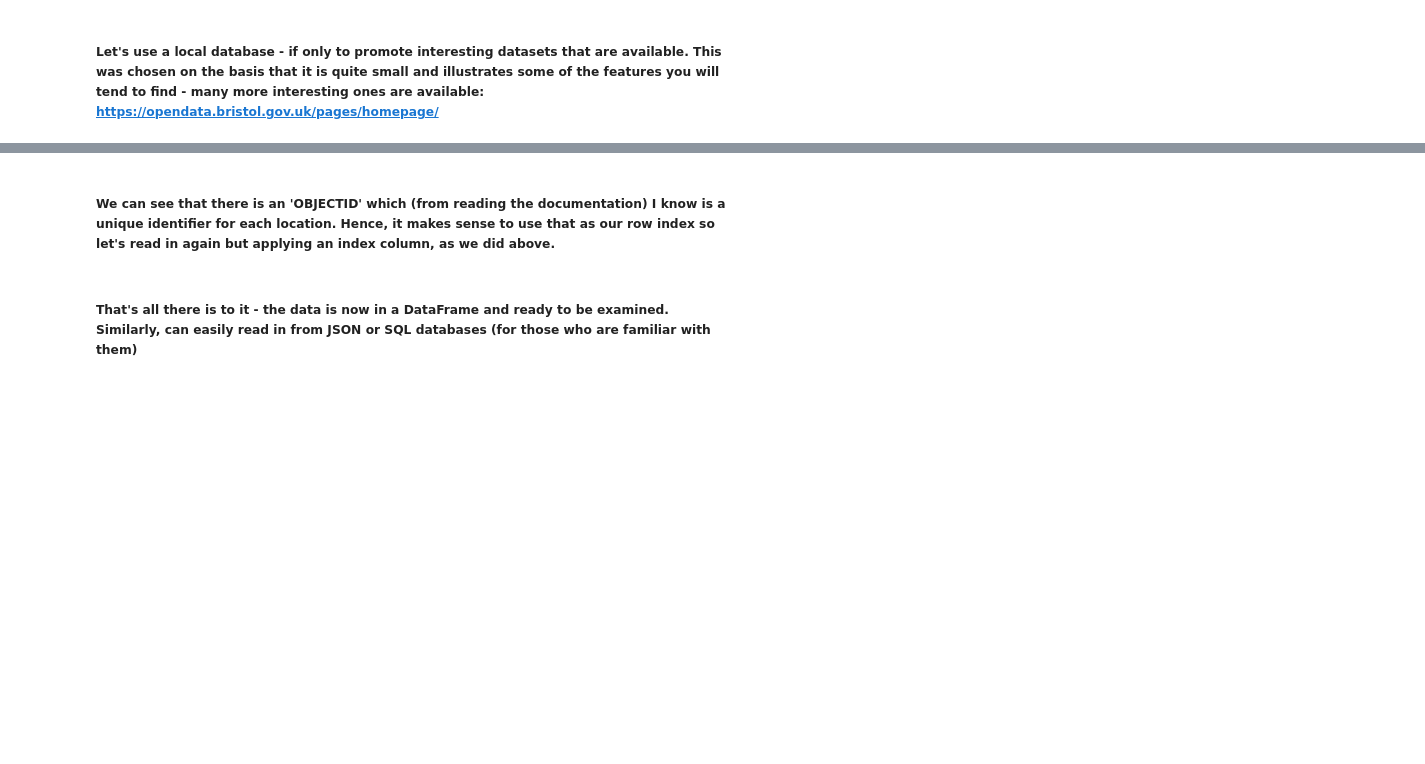
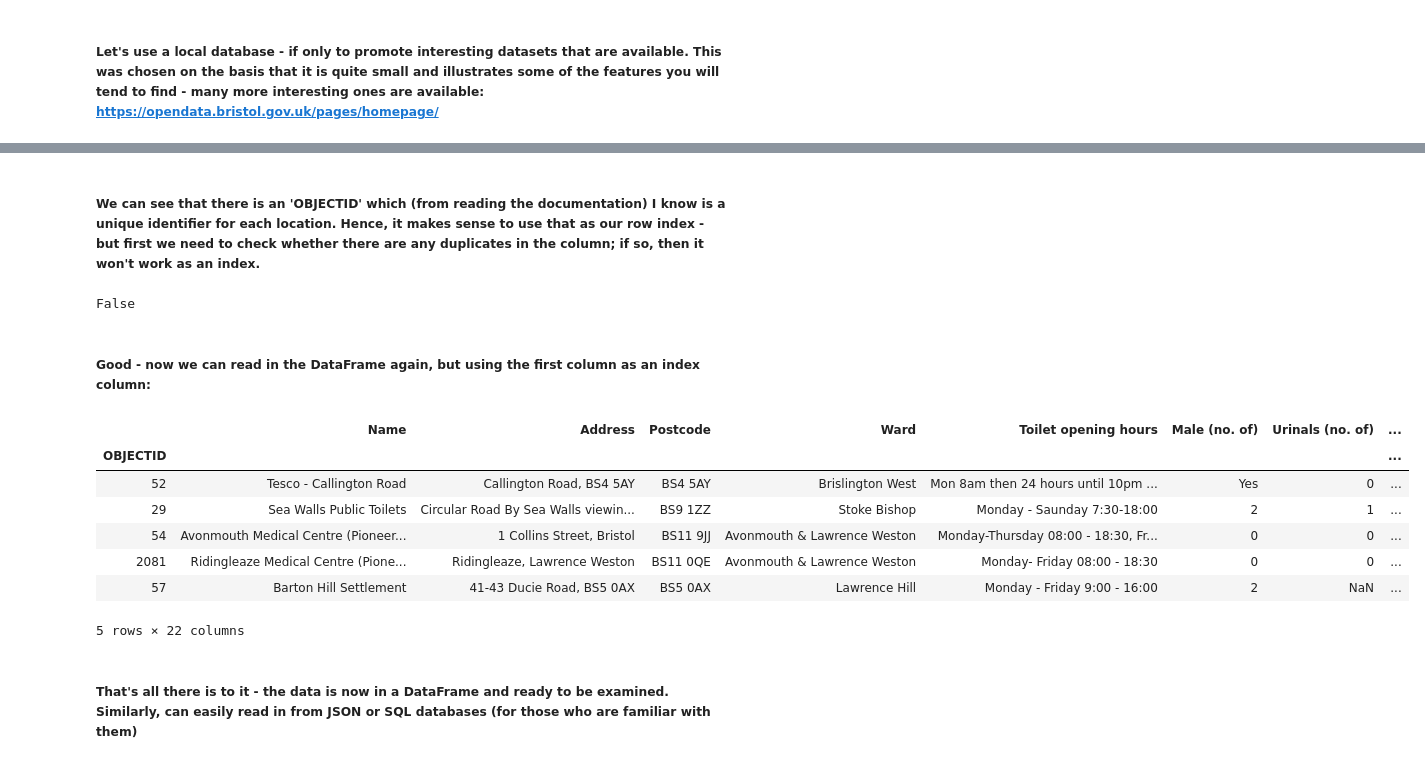
Before and after one commit to CodeHubOrg/python_workshops, a Jupyter notebook: week_5/tutorial_week5.ipynb, the cells around one changed output, grey strips where cells are left out. Cells and saved outputs as stored; diff of their text form; code cells hidden in the pictures; blank space fills up the shorter version.

```diff
--- a/week_5/tutorial_week5.ipynb
+++ b/week_5/tutorial_week5.ipynb
@@ -62,2 +70,2 @@ toilet_df.head() # print 1st 5 rows by default.  Can use .head(n) to print 1st n
 # %% [markdown]
-##### We can see that there is an 'OBJECTID' which (from reading the documentation) I know is a unique identifier for each location.  Hence, it makes sense to use that as our row index so let's read in again but applying an index column, as we did above.
+##### We can see that there is an 'OBJECTID' which (from reading the documentation) I know is a unique identifier for each location.  Hence, it makes sense to use that as our row index - but first we need to check whether there are any duplicates in the column; if so, then it won't work as an index.
@@ -67,3 +72,23 @@ toilet_df.head()
+# %%
+test = toilet_df['OBJECTID'].duplicated().any() #returns True if any duplicates, False otherwise
+print(test)
+# %% [output]
+False
+# %% [markdown]
+##### Good - now we can read in the DataFrame again, but using the first column as an index column:
+# %%
+toilet_data = pd.read_csv(input_file, index_col = [0]) # ie use first column as the index
+toilet_df = pd.DataFrame(toilet_data)
+toilet_df.head()
+# %% [output]
+|  | Name | Address | Postcode | Ward | Toilet opening hours | Male (no. of) | Urinals (no. of) | ... |
+| OBJECTID |  |  |  |  |  |  |  | ... |
+| 52 | Tesco - Callington Road | Callington Road, BS4 5AY | BS4 5AY | Brislington West | Mon 8am then 24 hours until 10pm ... | Yes | 0 | ... |
+| 29 | Sea Walls Public Toilets | Circular Road By Sea Walls viewin... | BS9 1ZZ | Stoke Bishop | Monday - Saunday 7:30-18:00 | 2 | 1 | ... |
+| 54 | Avonmouth Medical Centre (Pioneer... | 1 Collins Street, Bristol | BS11 9JJ | Avonmouth & Lawrence Weston | Monday-Thursday 08:00 - 18:30, Fr... | 0 | 0 | ... |
+| 2081 | Ridingleaze Medical Centre (Pione... | Ridingleaze, Lawrence Weston | BS11 0QE | Avonmouth & Lawrence Weston | Monday- Friday 08:00 - 18:30 | 0 | 0 | ... |
+| 57 | Barton Hill Settlement | 41-43 Ducie Road, BS5 0AX | BS5 0AX | Lawrence Hill | Monday - Friday 9:00 - 16:00 | 2 | NaN | ... |
+5 rows × 22 columns
 # %% [markdown]
 ##### That's all there is to it - the data is now in a DataFrame and ready to be examined.  Similarly, can easily read in from JSON or SQL databases (for those who are familiar with them)
 # %% [markdown]
```
Also changed, not shown: parts of 21 cells of this notebook, 1 other file.
